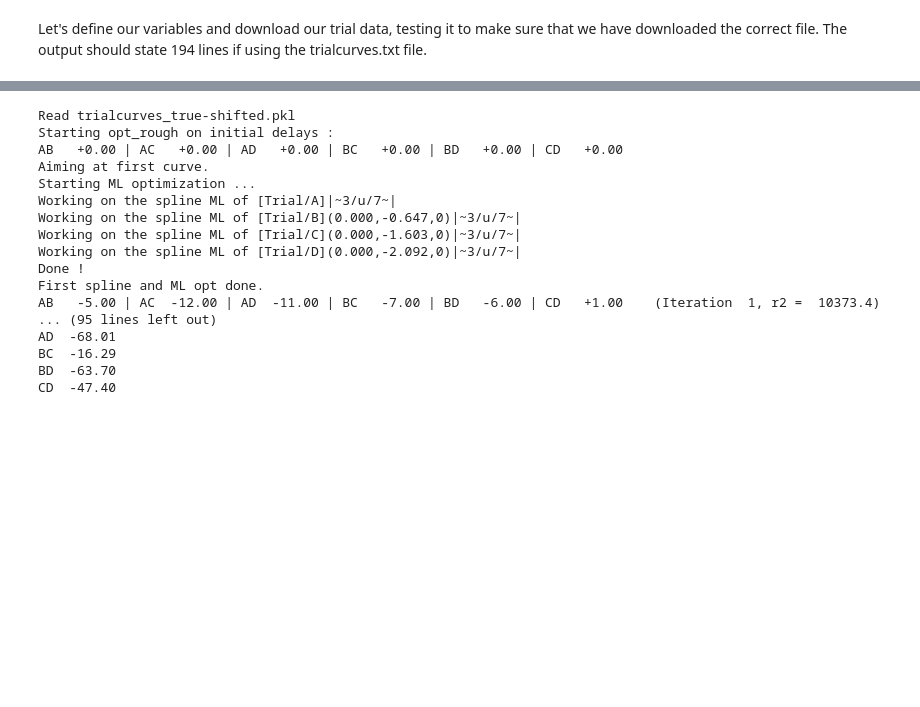
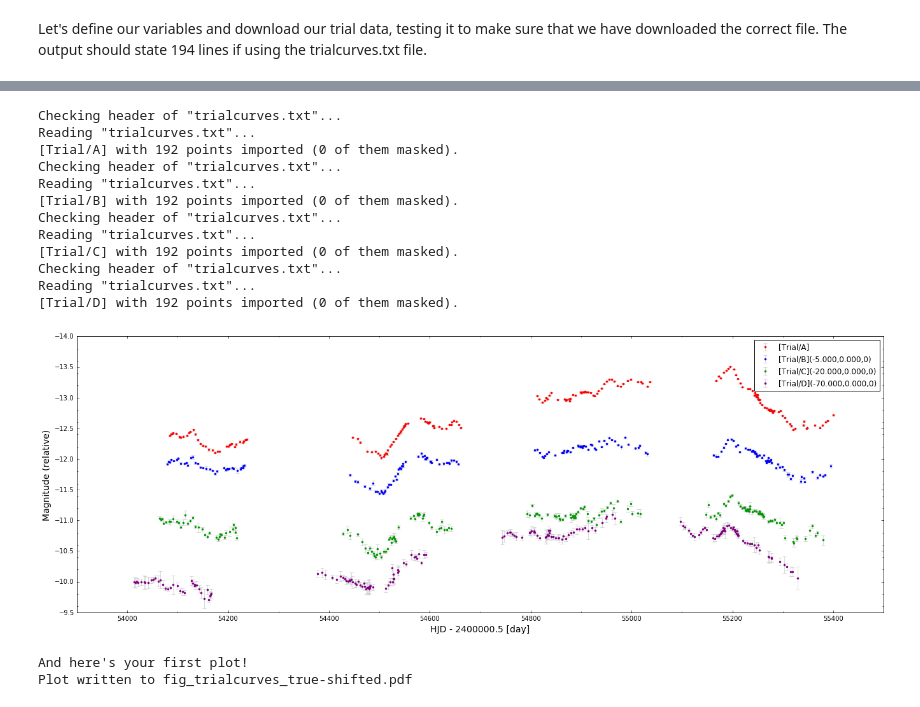
Before and after one commit to LSSTDESC/SLTimer, a Jupyter notebook: notebooks/SLTimer_Tutorial.ipynb, the cells around one changed output, grey strips where cells are left out. Drawn from its saved outputs; the diff is of its cells as text; code cells hidden in the pictures; blank space fills up the shorter version.

Commit message:
Updated SLTimer notebook to complete the free-knot spline technique

```diff
--- a/notebooks/SLTimer_Tutorial.ipynb
+++ b/notebooks/SLTimer_Tutorial.ipynb
@@ -27,21 +24,19 @@ S.display_light_curve(datafile)
 # %%
-S.spline_time_delays()
+S.display_light_curve()
 # %% [output]
-Read trialcurves_true-shifted.pkl
-Starting opt_rough on initial delays :
-AB   +0.00 | AC   +0.00 | AD   +0.00 | BC   +0.00 | BD   +0.00 | CD   +0.00
-Aiming at first curve.
-Starting ML optimization ...
-Working on the spline ML of [Trial/A]|~3/u/7~|
-Working on the spline ML of [Trial/B](0.000,-0.647,0)|~3/u/7~|
-Working on the spline ML of [Trial/C](0.000,-1.603,0)|~3/u/7~|
-Working on the spline ML of [Trial/D](0.000,-2.092,0)|~3/u/7~|
-Done !
-First spline and ML opt done.
-AB   -5.00 | AC  -12.00 | AD  -11.00 | BC   -7.00 | BD   -6.00 | CD   +1.00    (Iteration  1, r2 =  10373.4)
-... (95 lines left out)
-AD  -68.01
-BC  -16.29
-BD  -63.70
-CD  -47.40
+Checking header of "trialcurves.txt"...
+Reading "trialcurves.txt"...
+[Trial/A] with 192 points imported (0 of them masked).
+Checking header of "trialcurves.txt"...
+Reading "trialcurves.txt"...
+[Trial/B] with 192 points imported (0 of them masked).
+Checking header of "trialcurves.txt"...
+Reading "trialcurves.txt"...
+[Trial/C] with 192 points imported (0 of them masked).
+Checking header of "trialcurves.txt"...
+Reading "trialcurves.txt"...
+[Trial/D] with 192 points imported (0 of them masked).
+[figure, added]
+And here's your first plot!
+Plot written to fig_trialcurves_true-shifted.pdf
 # %%
```
Also changed, not shown: parts of 10 cells of this notebook, 2 other files.
